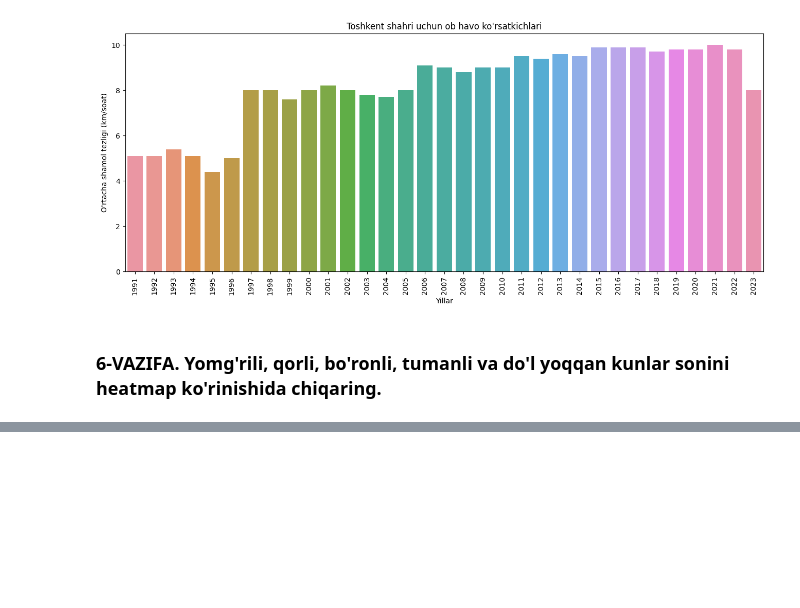
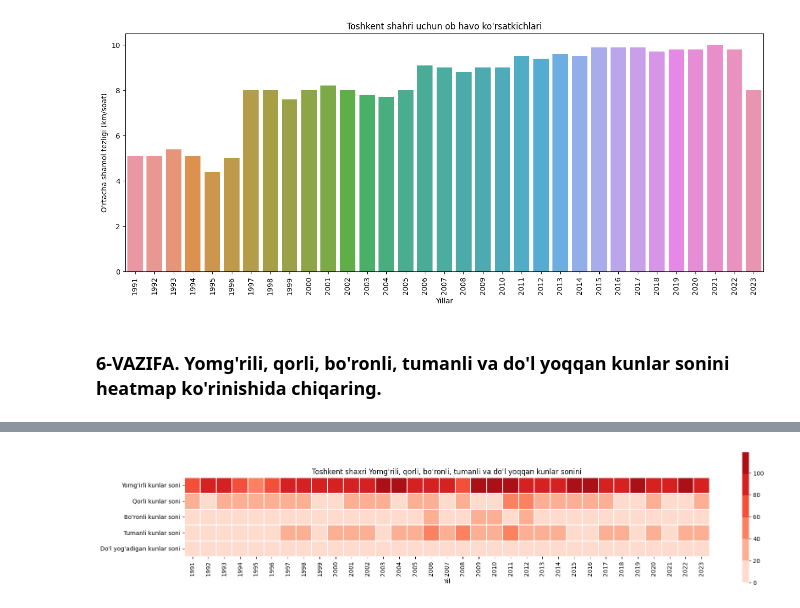
Before and after one commit to Shermukhammat/Mohirdev_Data_Science_praktikum, a Jupyter notebook: visualization/7_heatmap_practis.ipynb, the cells around one changed output, grey strips where cells are left out. Saved outputs shown, nothing was run; the diff lists cells and outputs as text; code cells hidden in the pictures; blank space fills up the shorter version.

Commit message:
I finished heatmap lesson 7 practis notebool

```diff
--- a/visualization/7_heatmap_practis.ipynb
+++ b/visualization/7_heatmap_practis.ipynb
@@ -310,3 +333,19 @@ df.head()
+# %%
+sns.set_color_codes("muted")
+color = sns.color_palette("Reds")
+
+plt.figure(figsize = (20, 4))
+sns.heatmap(data = df[['RA', 'SN', 'TS', 'FG', 'GR']].T, linewidths = 0.1, square = True, cmap = color)
+
+plt.xticks(rotation = 90)
+plt.yticks(np.arange(5) + 0.5, rotation = 0, labels = describe.loc[['RA', 'SN', 'TS', 'FG', 'GR'], 'translation'].values)
+
+plt.title("Toshkent shaxri Yomg'rili, qorli, bo'ronli, tumanli va do'l yoqqan kunlar sonini")
+plt.xlabel("Yil")
+
+plt.show()
+# %% [output]
+[figure, added]
 # %%
 #@title Kutilgan natija:
 plt.figure(figsize=(30,5))
```
Also changed, not shown: parts of 5 cells of this notebook.
